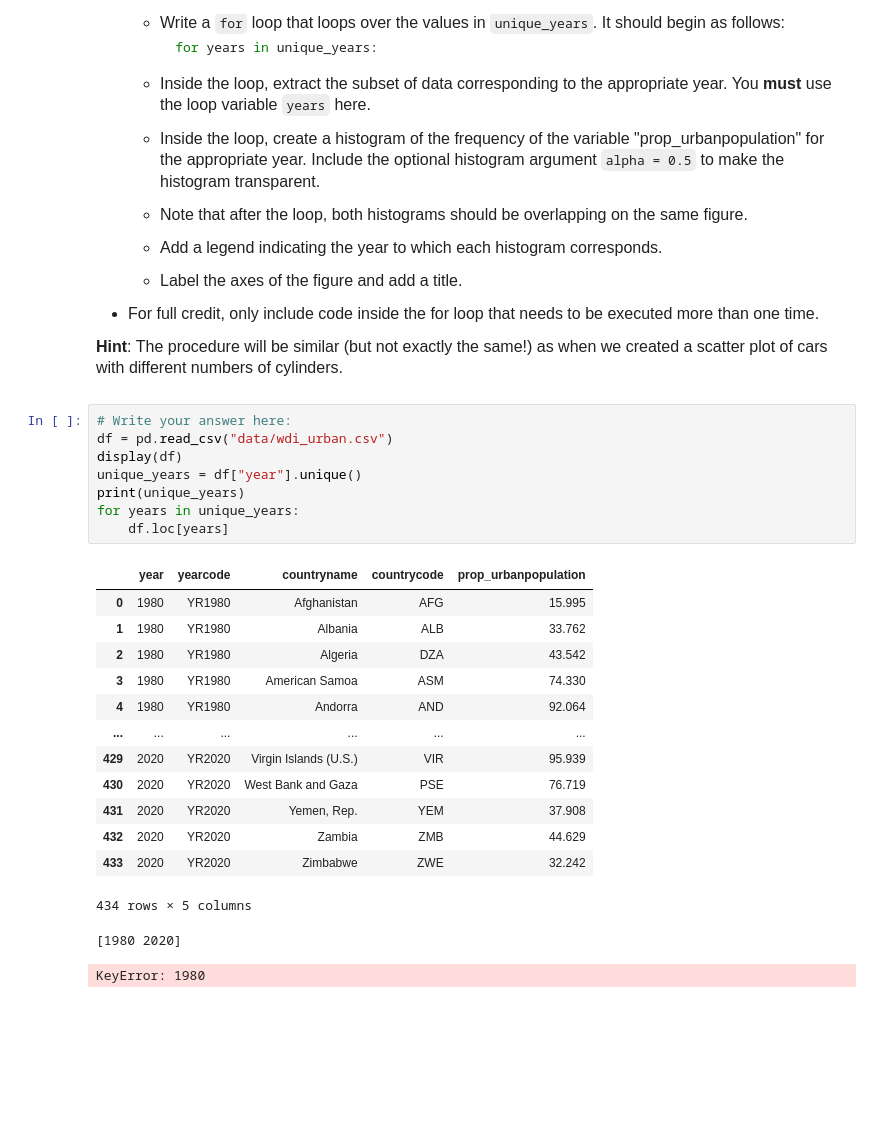
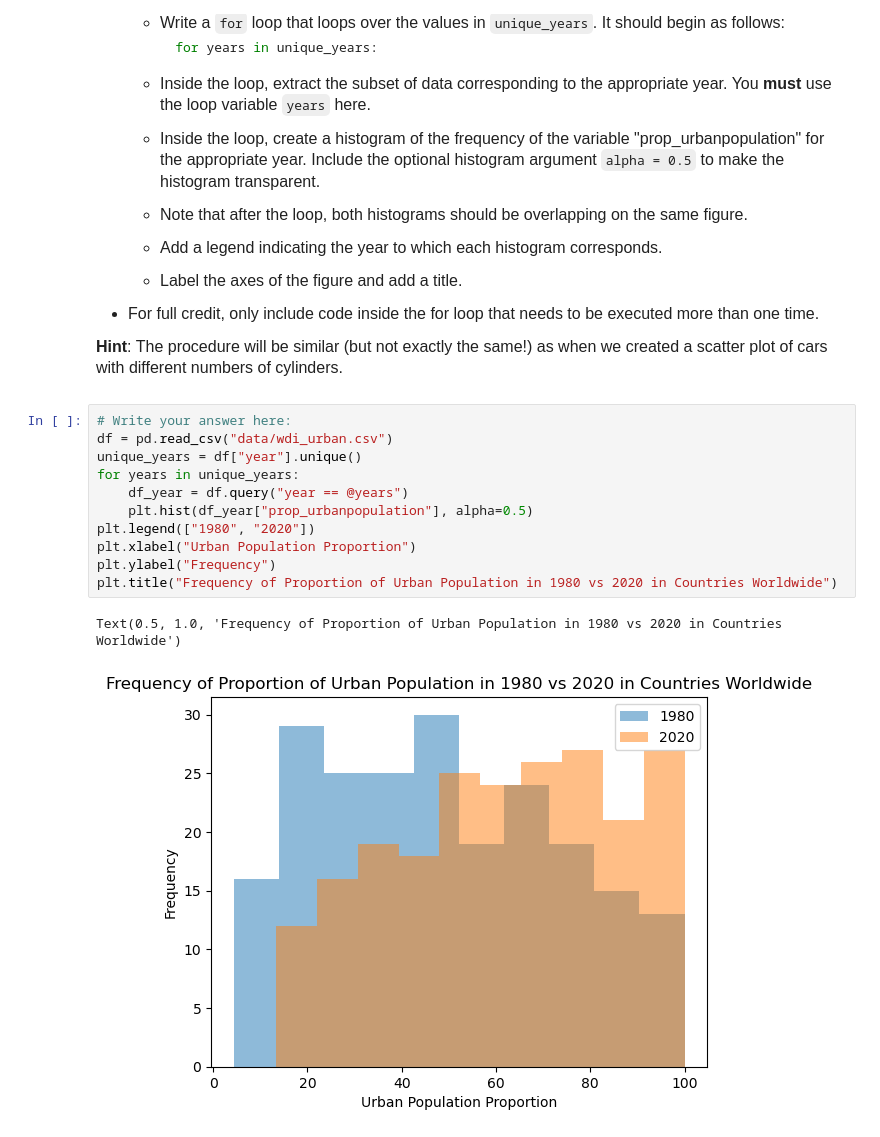
Before and after one commit to michael-hu732/datasci151spring2026, a Jupyter notebook: _assignments/assignment_7/Assignment7.ipynb, the cells around one changed output. Saved outputs shown, nothing was run; the diff lists cells and outputs as text; blank space fills up the shorter version.

```diff
--- a/_assignments/assignment_7/Assignment7.ipynb
+++ b/_assignments/assignment_7/Assignment7.ipynb
@@ -190,24 +190,14 @@ display(df_tall)
 # %%
 # Write your answer here:
 df = pd.read_csv("data/wdi_urban.csv")
-display(df)
 unique_years = df["year"].unique()
-print(unique_years)
 for years in unique_years:
-    df.loc[years]
+    df_year = df.query("year == @years")
+    plt.hist(df_year["prop_urbanpopulation"], alpha=0.5)
+plt.legend(["1980", "2020"])
+plt.xlabel("Urban Population Proportion")
+plt.ylabel("Frequency")
+plt.title("Frequency of Proportion of Urban Population in 1980 vs 2020 in Countries Worldwide")
 # %% [output]
-|  | year | yearcode | countryname | countrycode | prop_urbanpopulation |
-| 0 | 1980 | YR1980 | Afghanistan | AFG | 15.995 |
-| 1 | 1980 | YR1980 | Albania | ALB | 33.762 |
-| 2 | 1980 | YR1980 | Algeria | DZA | 43.542 |
-| 3 | 1980 | YR1980 | American Samoa | ASM | 74.330 |
-| 4 | 1980 | YR1980 | Andorra | AND | 92.064 |
-| ... | ... | ... | ... | ... | ... |
-| 429 | 2020 | YR2020 | Virgin Islands (U.S.) | VIR | 95.939 |
-| 430 | 2020 | YR2020 | West Bank and Gaza | PSE | 76.719 |
-| 431 | 2020 | YR2020 | Yemen, Rep. | YEM | 37.908 |
-| 432 | 2020 | YR2020 | Zambia | ZMB | 44.629 |
-| 433 | 2020 | YR2020 | Zimbabwe | ZWE | 32.242 |
-434 rows × 5 columns
+Text(0.5, 1.0, 'Frequency of Proportion of Urban Population in 1980 vs 2020 in Countries Worldwide')
-[1980 2020]
-KeyError: 1980
+[figure, added]
```
